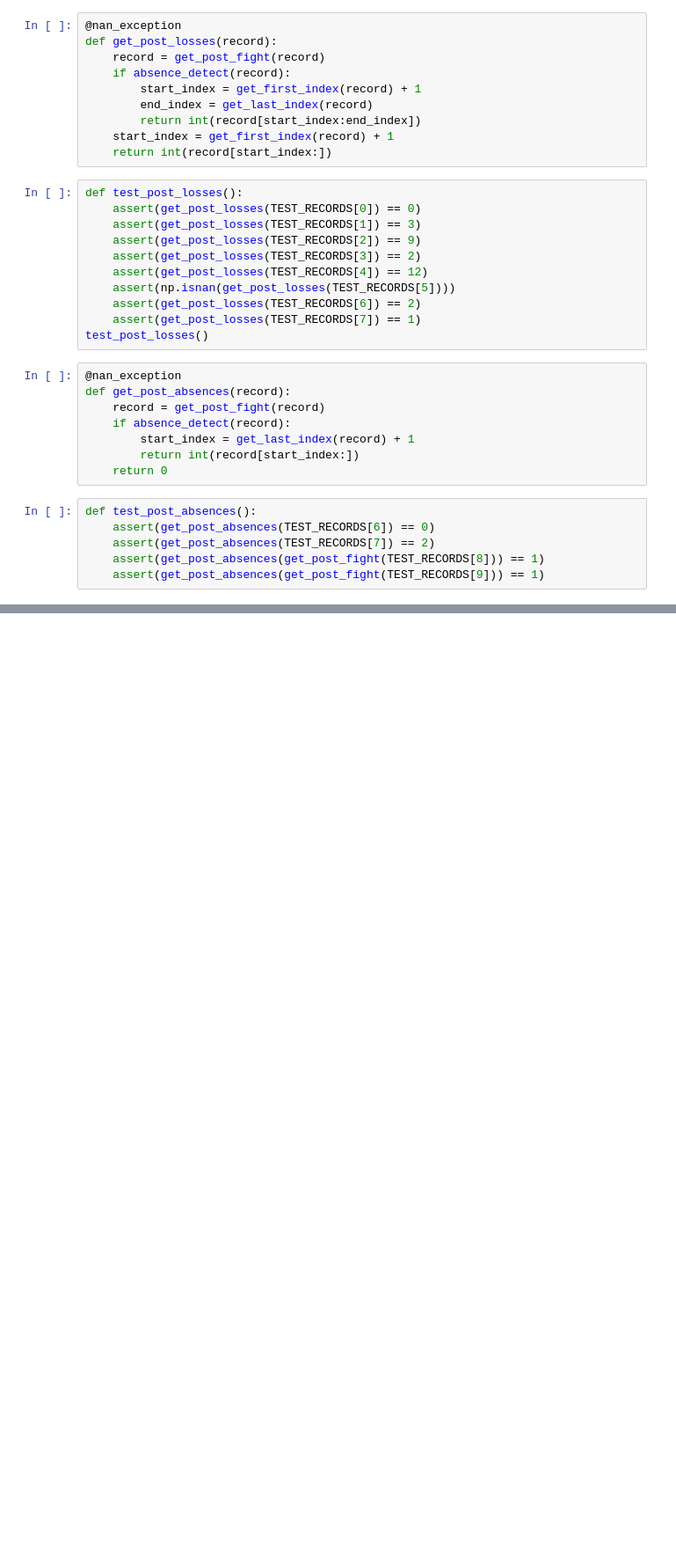
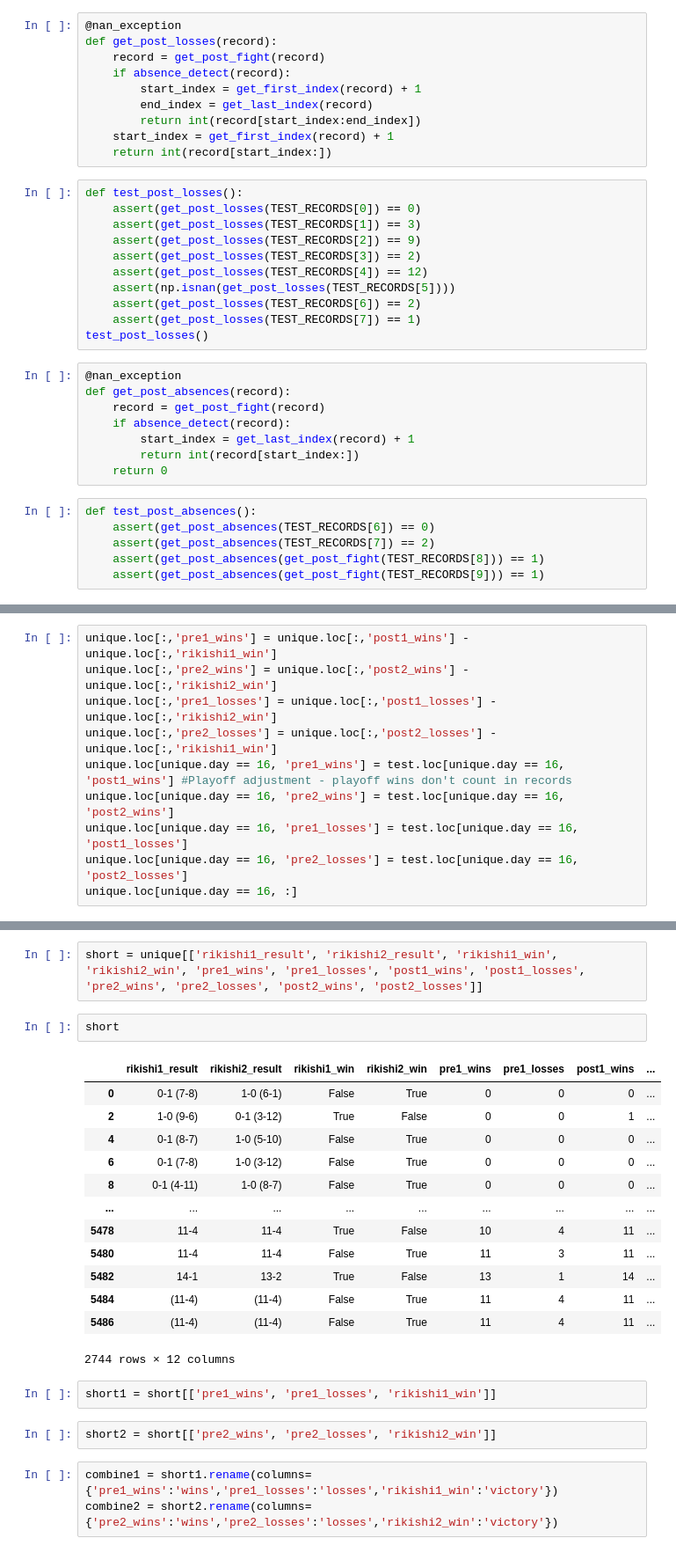
Before and after one commit to JimmyLamothe/SumoStats, a Jupyter notebook: sumo_experiments.ipynb, the cells around one changed output, grey strips where cells are left out. Shown at 88% size. Cells and saved outputs as stored; diff of their text form; blank space fills up the shorter version.

Commit message:
Experiment progress - w/l records

```diff
--- a/sumo_experiments.ipynb
+++ b/sumo_experiments.ipynb
@@ -207,0 +298,10 @@ df
+# %%
+unique.loc[:,'pre1_wins'] = unique.loc[:,'post1_wins'] - unique.loc[:,'rikishi1_win']
+unique.loc[:,'pre2_wins'] = unique.loc[:,'post2_wins'] - unique.loc[:,'rikishi2_win']
+unique.loc[:,'pre1_losses'] = unique.loc[:,'post1_losses'] - unique.loc[:,'rikishi2_win']
+unique.loc[:,'pre2_losses'] = unique.loc[:,'post2_losses'] - unique.loc[:,'rikishi1_win']
+unique.loc[unique.day == 16, 'pre1_wins'] = test.loc[unique.day == 16, 'post1_wins'] #Playoff adjustment - playoff wins don't count in records
+unique.loc[unique.day == 16, 'pre2_wins'] = test.loc[unique.day == 16, 'post2_wins']
+unique.loc[unique.day == 16, 'pre1_losses'] = test.loc[unique.day == 16, 'post1_losses']
+unique.loc[unique.day == 16, 'pre2_losses'] = test.loc[unique.day == 16, 'post2_losses']
+unique.loc[unique.day == 16, :]
@@ -207,0 +318,25 @@ df
+# %%
+short = unique[['rikishi1_result', 'rikishi2_result', 'rikishi1_win', 'rikishi2_win', 'pre1_wins', 'pre1_losses', 'post1_wins', 'post1_losses', 'pre2_wins', 'pre2_losses', 'post2_wins', 'post2_losses']]
+# %%
+short
+# %% [output]
+|  | rikishi1_result | rikishi2_result | rikishi1_win | rikishi2_win | pre1_wins | pre1_losses | post1_wins | ... |
+| 0 | 0-1 (7-8) | 1-0 (6-1) | False | True | 0 | 0 | 0 | ... |
+| 2 | 1-0 (9-6) | 0-1 (3-12) | True | False | 0 | 0 | 1 | ... |
+| 4 | 0-1 (8-7) | 1-0 (5-10) | False | True | 0 | 0 | 0 | ... |
+| 6 | 0-1 (7-8) | 1-0 (3-12) | False | True | 0 | 0 | 0 | ... |
+| 8 | 0-1 (4-11) | 1-0 (8-7) | False | True | 0 | 0 | 0 | ... |
+| ... | ... | ... | ... | ... | ... | ... | ... | ... |
+| 5478 | 11-4 | 11-4 | True | False | 10 | 4 | 11 | ... |
+| 5480 | 11-4 | 11-4 | False | True | 11 | 3 | 11 | ... |
+| 5482 | 14-1 | 13-2 | True | False | 13 | 1 | 14 | ... |
+| 5484 | (11-4) | (11-4) | False | True | 11 | 4 | 11 | ... |
+| 5486 | (11-4) | (11-4) | False | True | 11 | 4 | 11 | ... |
+2744 rows × 12 columns
+# %%
+short1 = short[['pre1_wins', 'pre1_losses', 'rikishi1_win']]
+# %%
+short2 = short[['pre2_wins', 'pre2_losses', 'rikishi2_win']]
+# %%
+combine1 = short1.rename(columns={'pre1_wins':'wins','pre1_losses':'losses','rikishi1_win':'victory'})
+combine2 = short2.rename(columns={'pre2_wins':'wins','pre2_losses':'losses','rikishi2_win':'victory'})
```
Also changed, not shown: parts of 35 cells of this notebook.
